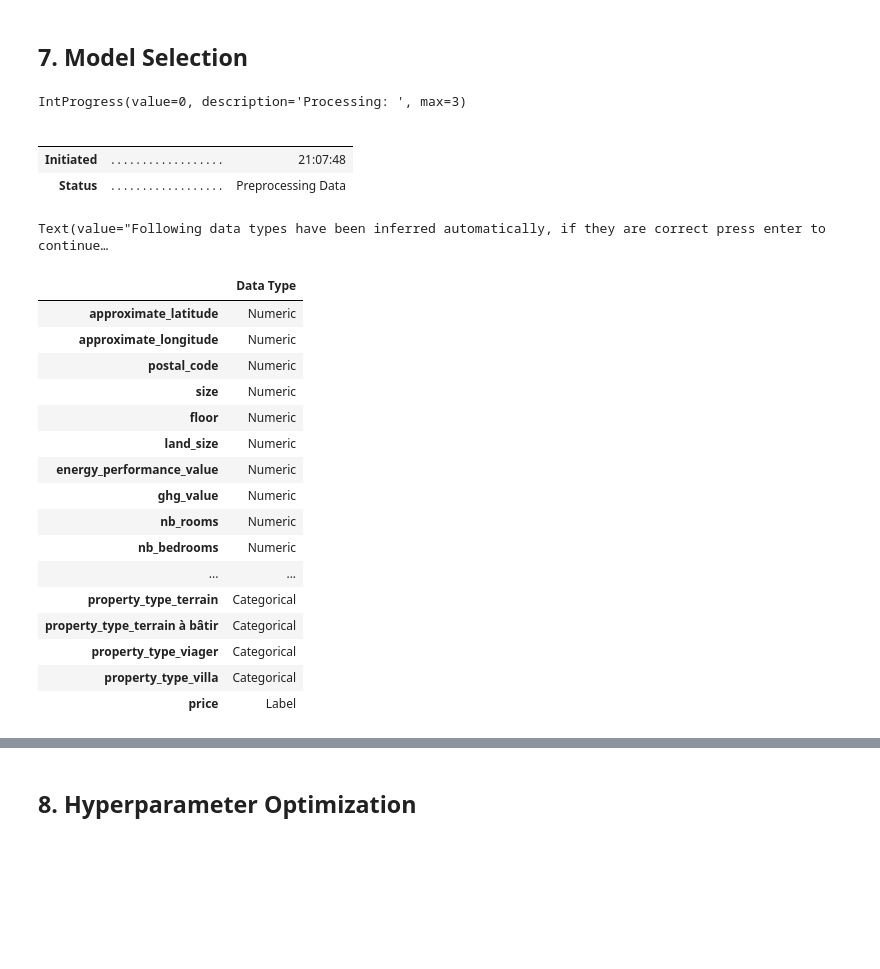
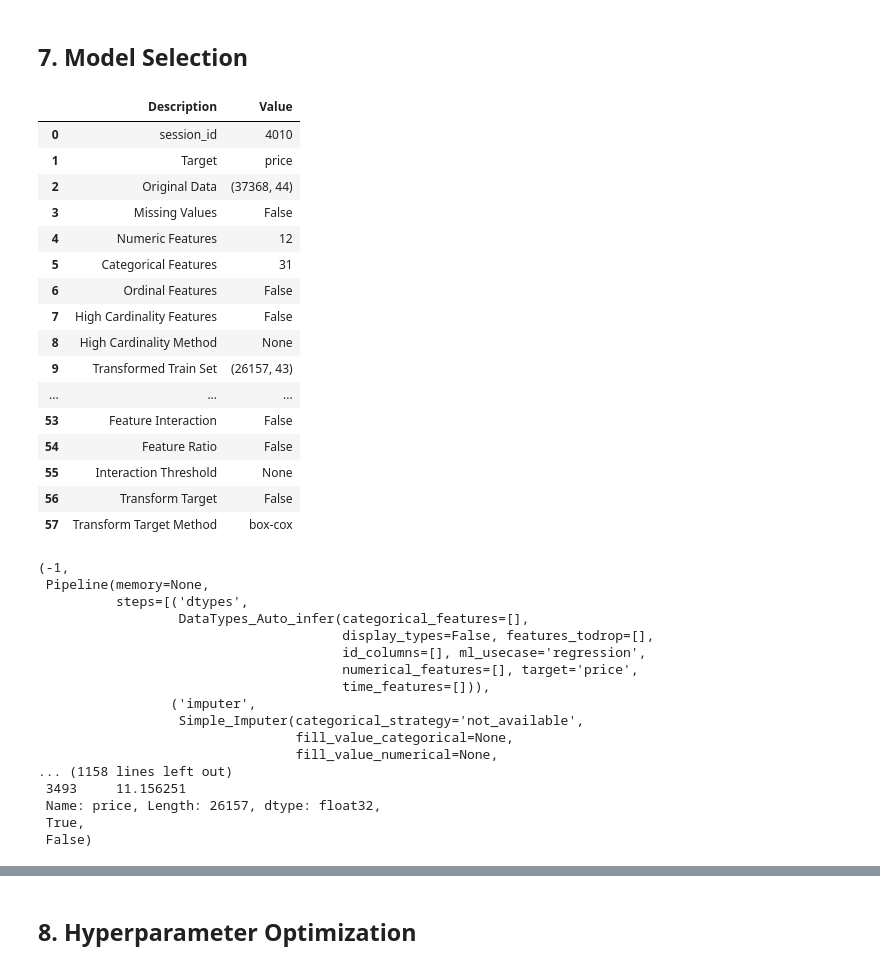
Before and after one commit to Abdellah-Laassairi/real-estate-price-prediction, a Jupyter notebook: nootebook.ipynb, the cells around one changed output, grey strips where cells are left out. Cells and saved outputs as stored; diff of their text form; code cells hidden in the pictures; blank space fills up the shorter version.

```diff
--- a/nootebook.ipynb
+++ b/nootebook.ipynb
@@ -344,8 +361,8 @@ array([[<AxesSubplot:title={'center':'price'}>]], dtype=object)
 # %% [markdown]
 ## 7. Model Selection
 # %%
-data6=pd.concat([X_train_5, Y_train.drop(columns="id_annonce")], axis=1)
-# data6.to_pickle("data.pkl")
+data6=pd.concat([X_train_5, Y_train], axis=1)
+data6.to_pickle("data.pkl")
 # %%
 # data6.head()
 # %%
@@ -353,31 +370,42 @@ data6=pd.concat([X_train_5, Y_train.drop(columns="id_annonce")], axis=1)
 from pycaret.regression import compare_models, setup
 import pycaret
 # %%
-setup(feature_interaction=True,polynomial_features=True,use_gpu = True, data = data6, target="price")
+setup(feature_interaction=False,polynomial_features=False,use_gpu = True, silent = True, data = data6, target="price")
 # %% [output]
+|  | Description | Value |
+| 0 | session_id | 4010 |
+| 1 | Target | price |
+| 2 | Original Data | (37368, 44) |
+| 3 | Missing Values | False |
+| 4 | Numeric Features | 12 |
+| 5 | Categorical Features | 31 |
+| 6 | Ordinal Features | False |
+| 7 | High Cardinality Features | False |
+| 8 | High Cardinality Method | None |
+| 9 | Transformed Train Set | (26157, 43) |
+| ... | ... | ... |
+| 53 | Feature Interaction | False |
+| 54 | Feature Ratio | False |
+| 55 | Interaction Threshold | None |
+| 56 | Transform Target | False |
+| 57 | Transform Target Method | box-cox |
-IntProgress(value=0, description='Processing: ', max=3)
+(-1,
+ Pipeline(memory=None,
+          steps=[('dtypes',
+                  DataTypes_Auto_infer(categorical_features=[],
+                                       display_types=False, features_todrop=[],
+                                       id_columns=[], ml_usecase='regression',
+                                       numerical_features=[], target='price',
+                                       time_features=[])),
+                 ('imputer',
+                  Simple_Imputer(categorical_strategy='not_available',
+                                 fill_value_categorical=None,
+                                 fill_value_numerical=None,
+... (1158 lines left out)
+ 3493     11.156251
+ Name: price, Length: 26157, dtype: float32,
+ True,
+ False)
-|  |  |  |
-|  |  |  |
-| Initiated | . . . . . . . . . . . . . . . . . . | 21:07:48 |
-| Status | . . . . . . . . . . . . . . . . . . | Preprocessing Data |
-Text(value="Following data types have been inferred automatically, if they are correct press enter to continue…
-|  | Data Type |
-| approximate_latitude | Numeric |
-| approximate_longitude | Numeric |
-| postal_code | Numeric |
-| size | Numeric |
-| floor | Numeric |
-| land_size | Numeric |
-| energy_performance_value | Numeric |
-| ghg_value | Numeric |
-| nb_rooms | Numeric |
-| nb_bedrooms | Numeric |
-| ... | ... |
-| property_type_terrain | Categorical |
-| property_type_terrain à bâtir | Categorical |
-| property_type_viager | Categorical |
-| property_type_villa | Categorical |
-| price | Label |
 # %%
 compare_models()
 # %% [output]
```
Also changed, not shown: parts of 3 cells of this notebook.
